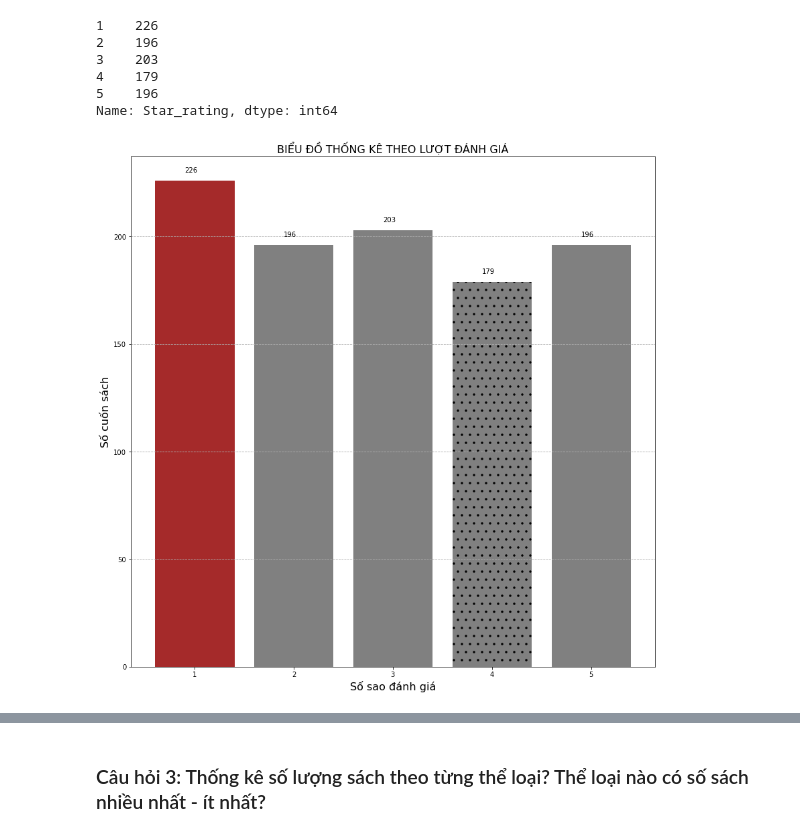
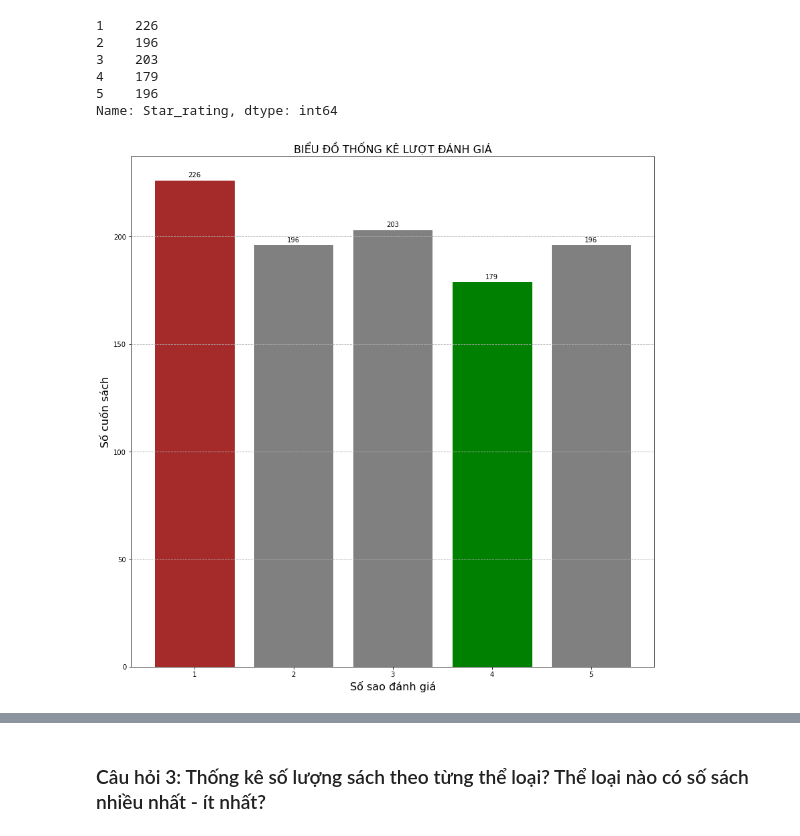
Before and after one commit to Iamdungx/data_analytics_of_a_bookstore, a Jupyter notebook: clean_processing_of_data.ipynb, the cells around one changed output, grey strips where cells are left out. Cells and saved outputs as stored; diff of their text form; code cells hidden in the pictures.

```diff
--- a/clean_processing_of_data.ipynb
+++ b/clean_processing_of_data.ipynb
@@ -199,5 +206,13 @@ data_book.describe(include='O')
 | freq | 2 | 152 |
 # %% [markdown]
 ## 2. Phân tích và Thống kê dữ liệu
+# %%
+#Hàm hiển thị text trên biểu đồ cột:
+def label_bar(bar_plot,bar_label):
+    for idx,rect in enumerate(bar_plot):
+        height = rect.get_height()
+        plt.text(rect.get_x() + rect.get_width()/2., 1.005*height,
+                bar_label[idx],
+                ha='center', va='bottom', rotation=0)
 # %% [markdown]
 ### Câu hỏi 1: Thống kê giá bán sách? Cuốn sách nào có giá bán cao nhất - thấp nhất?
@@ -259,20 +287,16 @@ book_rate
 5    196
 Name: Star_rating, dtype: int64
 # %%
+#Trực quan hóa dữ liệu thống kê số lượng sách theo số sao đánh giá
 plt.figure(figsize=(14,14))
-bar = plt.bar(book_rate.index, book_rate.values, color='gray')
-bar[0].set_color('brown')
-bar[3].set_hatch('.')
-
-plt.title('BIỂU ĐỒ THỐNG KÊ THEO LƯỢT ĐÁNH GIÁ', fontsize=16)
+rate_bar = plt.bar(book_rate.index, book_rate.values, color='gray')
+rate_bar[0].set_color('brown')
+rate_bar[3].set_color('green')
+plt.title('BIỂU ĐỒ THỐNG KÊ LƯỢT ĐÁNH GIÁ', fontsize=16)
 plt.ylabel('Số cuốn sách', fontsize=16)
 plt.xlabel('Số sao đánh giá', fontsize=16)
-plt.text(0.9, 230, r'226')
-plt.text(1.9, 200, r'196')
-plt.text(2.9, 207, r'203')
-plt.text(3.9, 183, r'179')
-plt.text(4.9, 200, r'196')
+label_bar(rate_bar, book_rate.values)
 plt.grid(axis='y', ls='--')
 plt.show()
 # %% [output]
-[figure, old version]
+[figure, new version]
```
Also changed, not shown: parts of 28 cells of this notebook, 2 other files.
